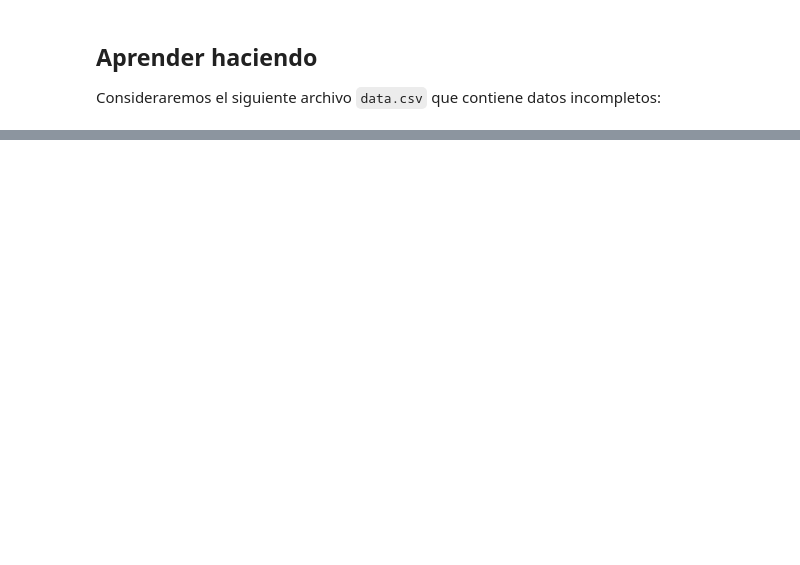
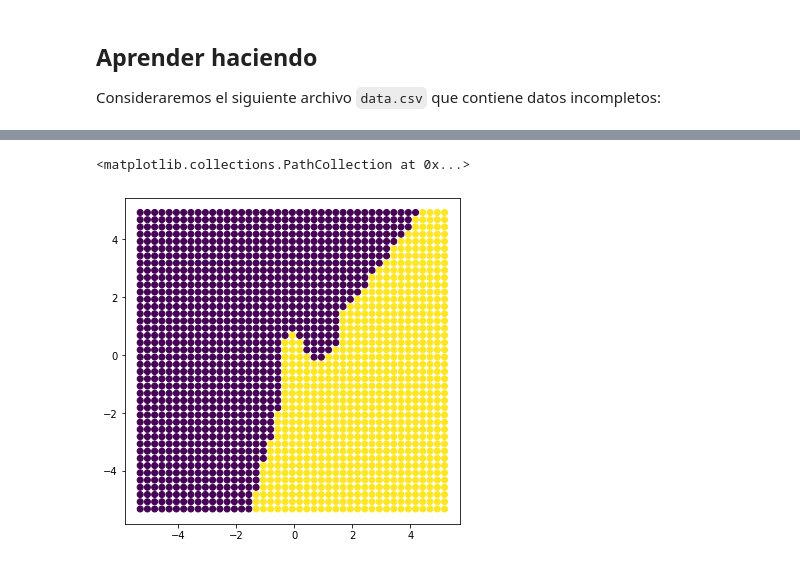
Before and after one commit to sebastiandres/pycon_ar, a Jupyter notebook: Parte4-Seba-Ideas-y-librerias.ipynb, the cells around one changed output, grey strips where cells are left out. Cells and saved outputs as stored; diff of their text form; code cells hidden in the pictures; blank space fills up the shorter version.

```diff
--- a/Parte4-Seba-Ideas-y-librerias.ipynb
+++ b/Parte4-Seba-Ideas-y-librerias.ipynb
@@ -2113,0 +819,7 @@ Lorem Ipsum...
+# %%
+plt.figure(figsize=(6,6))
+ax = plt.subplot(1, 1, 1)
+ax.scatter(X[:, 0], X[:, 1], c=y)
+# %% [output]
+<matplotlib.collections.PathCollection at 0x...>
+[figure, added]
```
Also changed, not shown: parts of 155 cells of this notebook, 1 other file.
